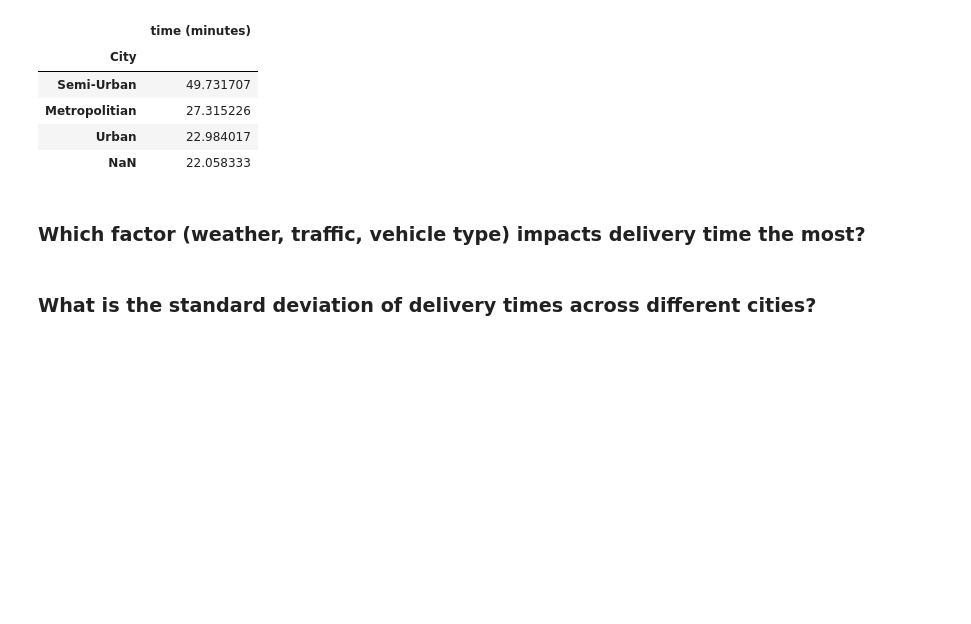
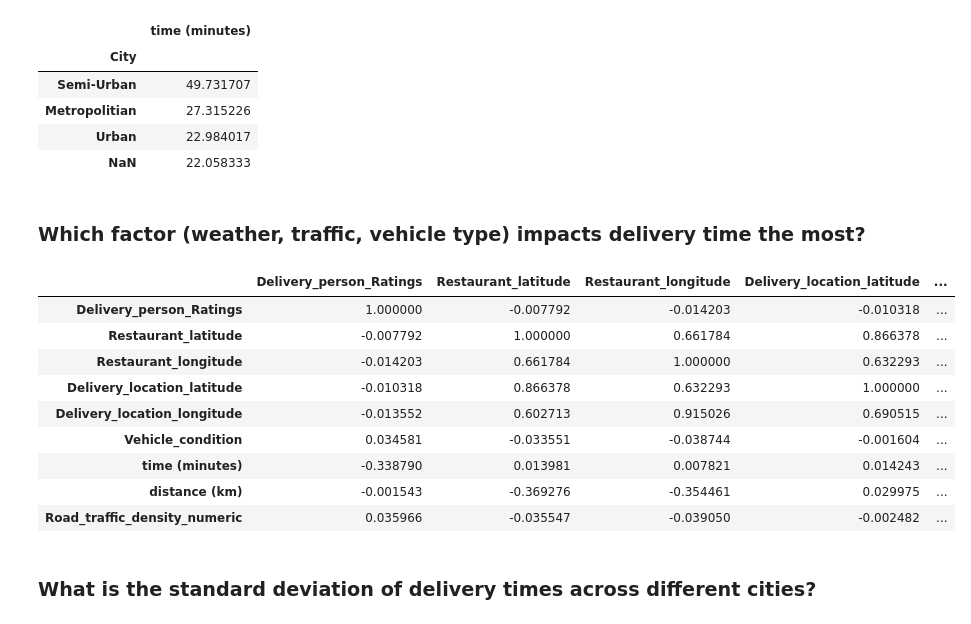
Before and after one commit to enzovillafuerte/delivery-data-analysis, a Jupyter notebook: data-analysis.ipynb, the cells around one changed output. Drawn from its saved outputs; the diff is of its cells as text; code cells hidden in the pictures; blank space fills up the shorter version.

```diff
--- a/data-analysis.ipynb
+++ b/data-analysis.ipynb
@@ -174,8 +174,10 @@ common_urban
 ### Find the delivery person with the highest average rating in metropolitan areas
 # %%
 # Get Rid of spaces
+df['City'] = df['City'].str.strip()
 
 # Convert Ratings to Numeric
+df['Delivery_person_Ratings'] = pd.to_numeric(df['Delivery_person_Ratings'], errors='coerce')
 
 # Filter dataframe based on metropolitan area
 metropolitan_df = df[df['City'] == 'Metropolitian']
@@ -183,11 +185,11 @@ metropolitan_df = df[df['City'] == 'Metropolitian']
 # Making sure we drop rows that doesn't have ratings
 metropolitan_df['Delivery_person_Ratings'].dropna(inplace=True)
 
-#highest_rating = metropolitan_df.groupby('Delivery_person_ID').agg({'Delivery_person_Ratings':'mean'})
+highest_rating = metropolitan_df.groupby('Delivery_person_ID').agg({'Delivery_person_Ratings':'mean'})
 
-#highest_rating.sort_values(by='Delivery_person_Ratings', ascending=False, inplace=True)
+highest_rating.sort_values(by='Delivery_person_Ratings', ascending=False, inplace=True)
 
-#highest_rating
+highest_rating.head(4)
 # %% [output]
 A value is trying to be set on a copy of a slice from a DataFrame
 
@@ -224,6 +232,23 @@ avg_deliv_time
 | NaN | 22.058333 |
 # %% [markdown]
 ### Which factor (weather, traffic, vehicle type) impacts delivery time the most?
+# %%
+# we can run statistical tests (ANOVA)-
+
+# Or we can do regession analysis - One-Hot Encoding (feature importance)
+
+df.corr()
+# %% [output]
+|  | Delivery_person_Ratings | Restaurant_latitude | Restaurant_longitude | Delivery_location_latitude | ... |
+| Delivery_person_Ratings | 1.000000 | -0.007792 | -0.014203 | -0.010318 | ... |
+| Restaurant_latitude | -0.007792 | 1.000000 | 0.661784 | 0.866378 | ... |
+| Restaurant_longitude | -0.014203 | 0.661784 | 1.000000 | 0.632293 | ... |
+| Delivery_location_latitude | -0.010318 | 0.866378 | 0.632293 | 1.000000 | ... |
+| Delivery_location_longitude | -0.013552 | 0.602713 | 0.915026 | 0.690515 | ... |
+| Vehicle_condition | 0.034581 | -0.033551 | -0.038744 | -0.001604 | ... |
+| time (minutes) | -0.338790 | 0.013981 | 0.007821 | 0.014243 | ... |
+| distance (km) | -0.001543 | -0.369276 | -0.354461 | 0.029975 | ... |
+| Road_traffic_density_numeric | 0.035966 | -0.035547 | -0.039050 | -0.002482 | ... |
 # %% [markdown]
 ### What is the standard deviation of delivery times across different cities?
 # %%
```
Also changed, not shown: parts of 2 cells of this notebook.
